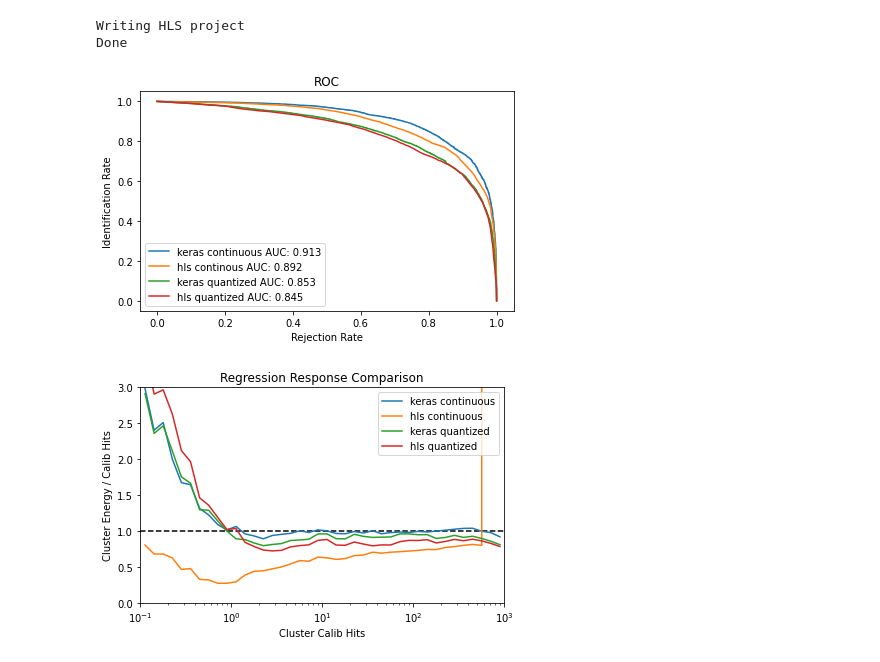
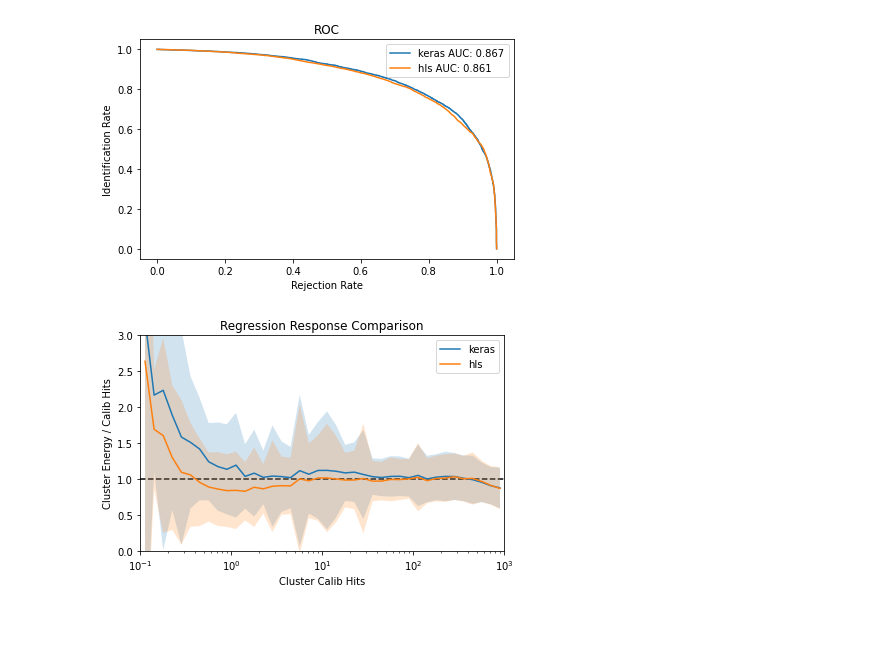
Before and after one commit to joshlerner/triumf-ml, a Jupyter notebook: PionReconstruction/ConvertHLS.ipynb, the cells around one changed output. Drawn from its saved outputs; the diff is of its cells as text; code cells hidden in the pictures; blank space fills up the shorter version.

```diff
--- a/PionReconstruction/ConvertHLS.ipynb
+++ b/PionReconstruction/ConvertHLS.ipynb
@@ -32,14 +35,12 @@ norm = 'log' # 'log', 'std', or 'max'
 scaler = None
 # %%
 
-model = tf.keras.models.load_model(out_path + 'models/GarNet_' + norm)
+model = tf.keras.models.load_model(out_path + 'models/qGarNet_' + norm)
 
 with open(out_path + 'models/qGarNet_' + norm + '/history.pickle', "rb") as file:
     history = pickle.load(file)
 
 if norm == 'std':
-    with open(out_path + 'models/GarNet_' + norm + '/scaler.pickle', 'rb') as file:
+    with open(out_path + 'models/qGarNet_' + norm + '/scaler.pickle', 'rb') as file:
         scaler = pickle.load(file)
-
-qmodel = tf.keras.models.load_model(out_path + 'models/qGarNet_' + norm)
 # %% [output]
@@ -48,6 +49,6 @@ qmodel = tf.keras.models.load_model(out_path + 'models/qGarNet_' + norm)
 # %%
 if norm == 'max':
-    name = 'garnet_' + norm + '_100'
+    name = 'garnet_' + norm + '_2000'
 else:
     name = 'garnet_' + norm
 
@@ -142,0 +68,9 @@ Configuration
+# %%
+config = hls4ml.utils.config_from_keras_model(model, granularity='model')
+config['Model']['Precision'] = 'ap_fixed<24, 8>'
+config['LayerName'] = {'input_1': {'Precision': {'result': 'ap_fixed<18, 6, AP_RND, AP_SAT>'}},
+                       'input_2': {'Precision': {'result': 'ap_uint<10>'}}}
+config['LayerType'] = {'InputLayer': {'ReuseFactor': 1, 'Trace': False},
+                       'GarNetStack': {'ReuseFactor': 1, 'Trace': True},
+                       'Dense': {'ReuseFactor': 1, 'Trace': True},
+                       'Activation': {'ReuseFactor': 1, 'Trace': False}}
@@ -143,12 +126,8 @@ Configuration
 # %%
 
-hls_model = hls4ml.converters.convert_from_keras_model(model, hls_config=config,
-                                                       output_dir='/home/joshualerner/start_tf/PionReconstruction/data/',
+hls_model = hls4ml.converters.convert_from_keras_model(model, hls_config=config, project_name='GarNetHLS',
+                                                       output_dir='/home/joshualerner/start_tf/PionReconstruction/data/GarNetHLS/',
                                                        part='xcku115-flvb2104-2-i')
-
-qhls_model = hls4ml.converters.convert_from_keras_model(qmodel, hls_config=config,
-                                                        output_dir='/home/joshualerner/start_tf/PionReconstruction/data/',
-                                                        part='xcku115-flvb2104-2-i')
 # %% [output]
 Interpreting Model
 Topology:
@@ -178,46 +151,33 @@ Done
-# %%
-qhls_model.compile()
-qkeras_pred = qmodel.predict(x)
-qhls_pred = qhls_model.predict(x)
-# %% [output]
-Writing HLS project
-Done
 # %%
 ROC = Plotter(roc,
-              preds=[keras_pred[0][:,0], hls_pred[0][:,0],
-                     qkeras_pred[0][:,0], qhls_pred[0][:,0]],
-              targets=[y['classification'][:,0], y['classification'][:,0],
-                       y['classification'][:,0], y['classification'][:,0]],
-              labels=['keras continuous', 'hls continous',
-                      'keras quantized', 'hls quantized'])
+              preds=[keras_pred[0][:,0], hls_pred[0][:,0]],
+              targets=[y['classification'][:,0], y['classification'][:,0]],
+              labels=['keras', 'hls'])
 ROC.show()
 # %% [output]
-[figure, old version]
+[figure, new version]
 # %%
 if norm == 'log':
     keras_scaled_pred = np.exp(keras_pred[-1]*10).reshape(-1,)
     hls_scaled_pred = np.exp(hls_pred[-1]*10).reshape(-1,)
-    qkeras_scaled_pred = np.exp(qkeras_pred[-1]*10).reshape(-1,)
-    qhls_scaled_pred = np.exp(qhls_pred[-1]*10).reshape(-1,)
     scaled_target = np.exp(y['regression']*10).reshape(-1,)
 elif norm == 'std':
     keras_scaled_pred = scaler.inverse_transform(keras_pred[-1]).reshape(-1,)
     hls_scaled_pred = scaler.inverse_transform(hls_pred[-1]).reshape(-1,)
     scaled_target = scaler.inverse_transform(np.reshape(y['regression'], (-1, 1))).reshape(-1,)
 elif norm == 'max':
-    keras_scaled_pred = keras_pred[-1].reshape(-1,) * 100
-    hls_scaled_pred = hls_pred[-1].reshape(-1,) * 100
-    scaled_target = y['regression'].reshape(-1,) * 100
+    keras_scaled_pred = keras_pred[-1].reshape(-1,) * 2000
+    hls_scaled_pred = hls_pred[-1].reshape(-1,) * 2000
+    scaled_target = y['regression'].reshape(-1,) * 2000
 
 reg = Plotter(regResponseOverlay,
-              preds=[keras_scaled_pred, hls_scaled_pred,
-                     qkeras_scaled_pred, qhls_scaled_pred],
-              targets=[scaled_target, scaled_target, scaled_target, scaled_target],
-              stat=['mean'],
-              labels=['keras continuous', 'hls continuous', 'keras quantized', 'hls quantized'])
+              preds=[keras_scaled_pred, hls_scaled_pred],
+              targets=[scaled_target, scaled_target],
+              stat=['mean', 'stdmean'],
+              labels=['keras', 'hls'])
 reg.show()
 # %% [output]
-[figure, old version]
+[figure, new version]
 # %%
 prof = Plotter(weight_profile, model=model, hls_model=hls_model, x=x)
 prof.show()
```
Also changed, not shown: parts of 14 cells of this notebook, 5 other files.
